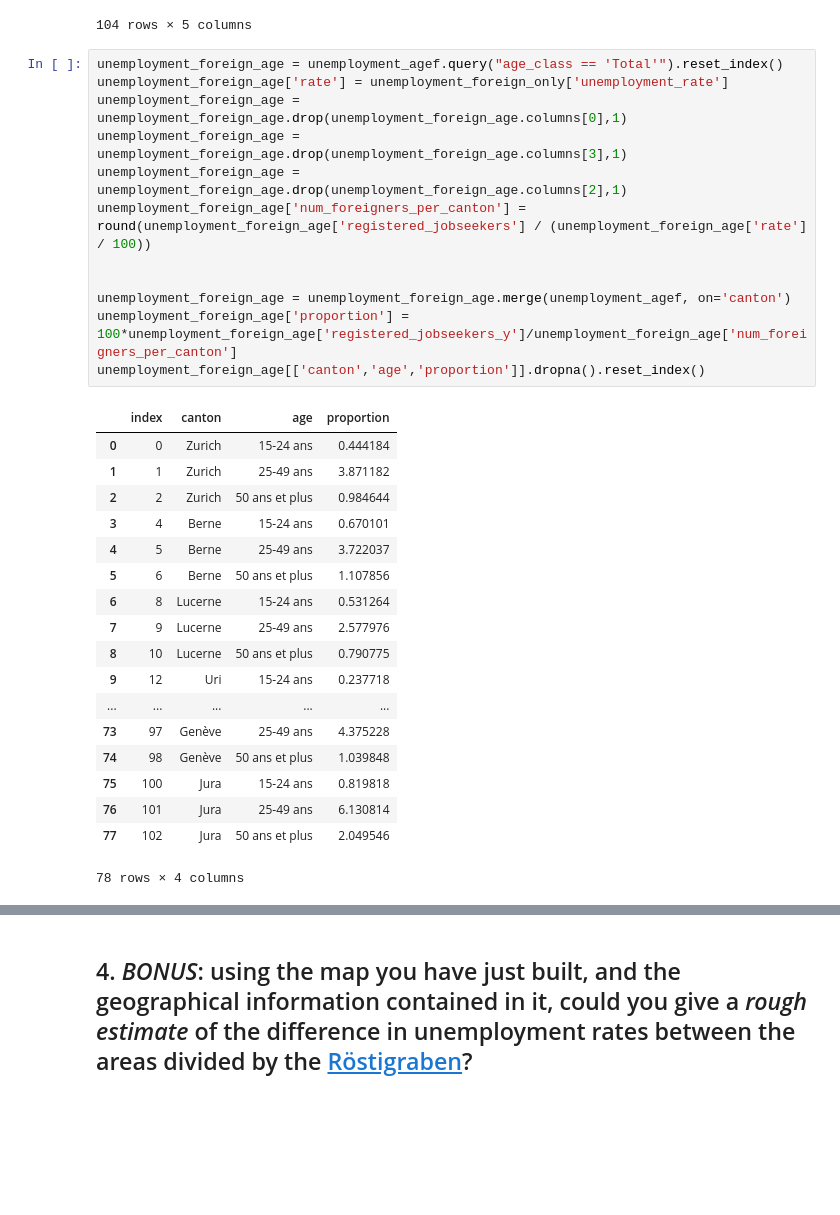
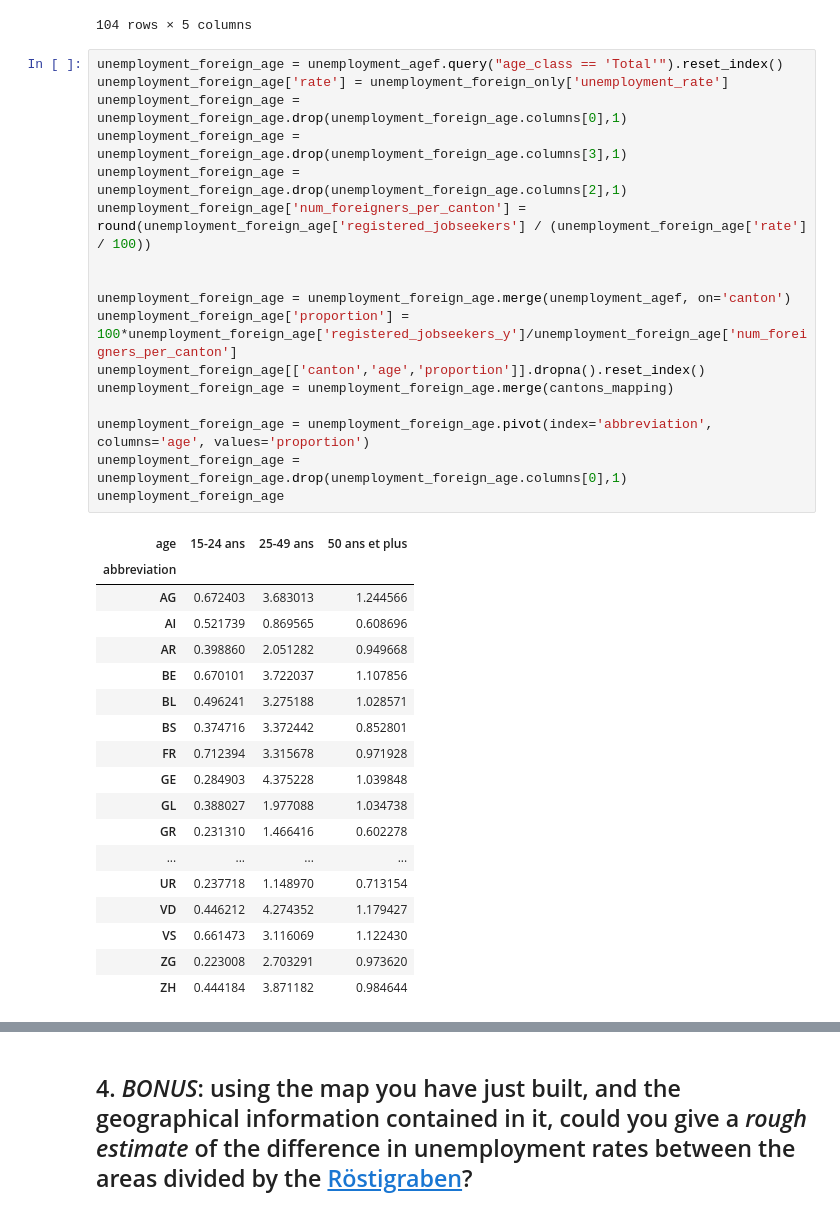
Before and after one commit to mosimann/ADA, a Jupyter notebook: 03 - Interactive Viz/Homework 3.ipynb, the cells around one changed output, grey strips where cells are left out. Drawn from its saved outputs; the diff is of its cells as text; blank space fills up the shorter version.

```diff
--- a/03 - Interactive Viz/Homework 3.ipynb
+++ b/03 - Interactive Viz/Homework 3.ipynb
@@ -475,34 +475,39 @@ unemployment_ageS
 # %%
 unemployment_foreign_age = unemployment_agef.query("age_class == 'Total'").reset_index()
 unemployment_foreign_age['rate'] = unemployment_foreign_only['unemployment_rate']
 unemployment_foreign_age = unemployment_foreign_age.drop(unemployment_foreign_age.columns[0],1)
 unemployment_foreign_age = unemployment_foreign_age.drop(unemployment_foreign_age.columns[3],1)
 unemployment_foreign_age = unemployment_foreign_age.drop(unemployment_foreign_age.columns[2],1)
 unemployment_foreign_age['num_foreigners_per_canton'] = round(unemployment_foreign_age['registered_jobseekers'] / (unemployment_foreign_age['rate'] / 100))
 
 
 unemployment_foreign_age = unemployment_foreign_age.merge(unemployment_agef, on='canton')
 unemployment_foreign_age['proportion'] = 100*unemployment_foreign_age['registered_jobseekers_y']/unemployment_foreign_age['num_foreigners_per_canton']
 unemployment_foreign_age[['canton','age','proportion']].dropna().reset_index()
+unemployment_foreign_age = unemployment_foreign_age.merge(cantons_mapping)
+
+unemployment_foreign_age = unemployment_foreign_age.pivot(index='abbreviation', columns='age', values='proportion')
+unemployment_foreign_age = unemployment_foreign_age.drop(unemployment_foreign_age.columns[0],1)
+unemployment_foreign_age
 # %% [output]
-|  | index | canton | age | proportion |
-| 0 | 0 | Zurich | 15-24 ans | 0.444184 |
-| 1 | 1 | Zurich | 25-49 ans | 3.871182 |
-| 2 | 2 | Zurich | 50 ans et plus | 0.984644 |
-| 3 | 4 | Berne | 15-24 ans | 0.670101 |
-| 4 | 5 | Berne | 25-49 ans | 3.722037 |
-| 5 | 6 | Berne | 50 ans et plus | 1.107856 |
-| 6 | 8 | Lucerne | 15-24 ans | 0.531264 |
-| 7 | 9 | Lucerne | 25-49 ans | 2.577976 |
-| 8 | 10 | Lucerne | 50 ans et plus | 0.790775 |
-| 9 | 12 | Uri | 15-24 ans | 0.237718 |
-| ... | ... | ... | ... | ... |
-| 73 | 97 | Genève | 25-49 ans | 4.375228 |
-| 74 | 98 | Genève | 50 ans et plus | 1.039848 |
-| 75 | 100 | Jura | 15-24 ans | 0.819818 |
-| 76 | 101 | Jura | 25-49 ans | 6.130814 |
-| 77 | 102 | Jura | 50 ans et plus | 2.049546 |
+| age | 15-24 ans | 25-49 ans | 50 ans et plus |
+| abbreviation |  |  |  |
+| AG | 0.672403 | 3.683013 | 1.244566 |
+| AI | 0.521739 | 0.869565 | 0.608696 |
+| AR | 0.398860 | 2.051282 | 0.949668 |
+| BE | 0.670101 | 3.722037 | 1.107856 |
+| BL | 0.496241 | 3.275188 | 1.028571 |
+| BS | 0.374716 | 3.372442 | 0.852801 |
+| FR | 0.712394 | 3.315678 | 0.971928 |
+| GE | 0.284903 | 4.375228 | 1.039848 |
+| GL | 0.388027 | 1.977088 | 1.034738 |
+| GR | 0.231310 | 1.466416 | 0.602278 |
+| ... | ... | ... | ... |
+| UR | 0.237718 | 1.148970 | 0.713154 |
+| VD | 0.446212 | 4.274352 | 1.179427 |
+| VS | 0.661473 | 3.116069 | 1.122430 |
+| ZG | 0.223008 | 2.703291 | 0.973620 |
+| ZH | 0.444184 | 3.871182 | 0.984644 |
-78 rows × 4 columns
 # %%
 unemployment_suisse_age = unemployment_ageS.query("age_class == 'Total'").reset_index()
 unemployment_suisse_age['rate'] = unemployment_ch_only['unemployment_rate']
```
Also changed, not shown: parts of 2 cells of this notebook.
